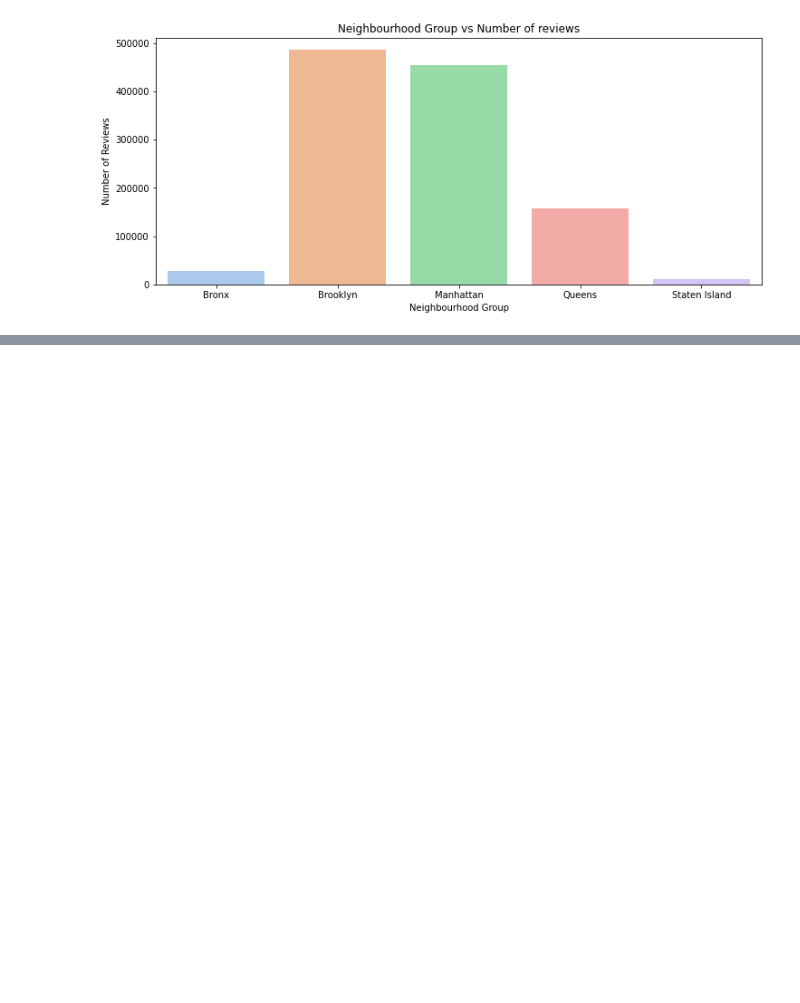
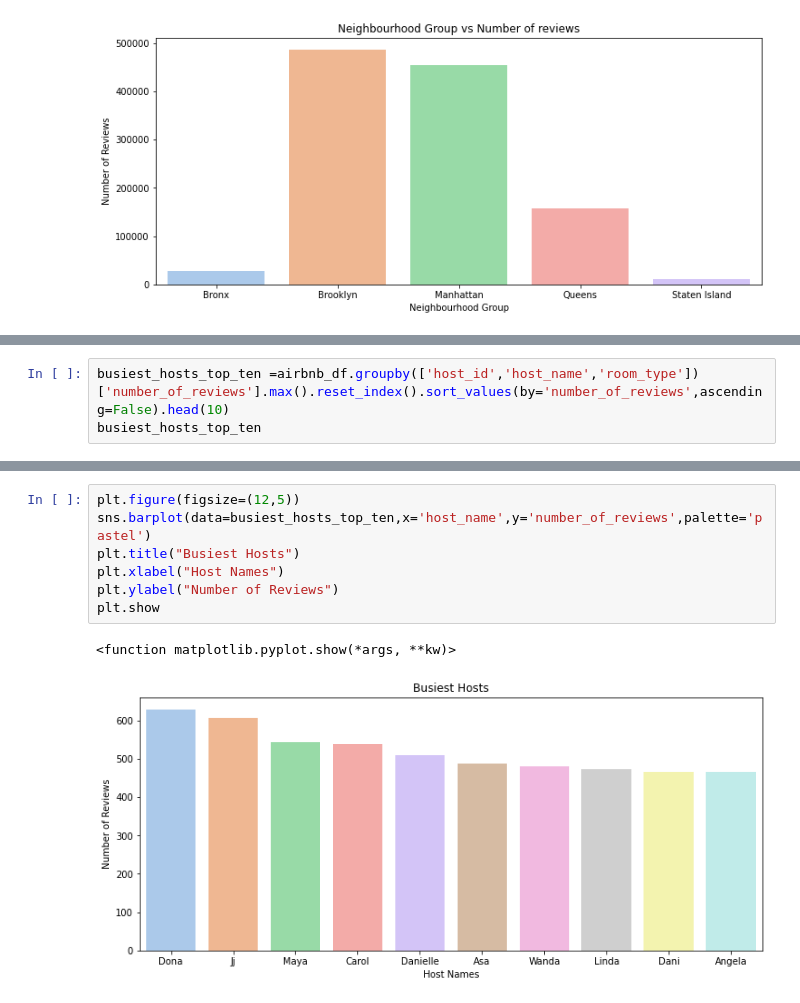
Before and after one commit to itsaniketrathod/Capstone-Project-EDA, a Jupyter notebook: AirBnB_Booking_Analysis.ipynb, the cells around one changed output, grey strips where cells are left out. Saved outputs shown, nothing was run; the diff lists cells and outputs as text; blank space fills up the shorter version.

```diff
--- a/AirBnB_Booking_Analysis.ipynb
+++ b/AirBnB_Booking_Analysis.ipynb
@@ -295,0 +298,3 @@ plt.show
+# %%
+busiest_hosts_top_ten =airbnb_df.groupby(['host_id','host_name','room_type'])['number_of_reviews'].max().reset_index().sort_values(by='number_of_reviews',ascending=False).head(10)
+busiest_hosts_top_ten
@@ -295,0 +313,10 @@ plt.show
+# %%
+plt.figure(figsize=(12,5))
+sns.barplot(data=busiest_hosts_top_ten,x='host_name',y='number_of_reviews',palette='pastel')
+plt.title("Busiest Hosts")
+plt.xlabel("Host Names")
+plt.ylabel("Number of Reviews")
+plt.show
+# %% [output]
+<function matplotlib.pyplot.show(*args, **kw)>
+[figure, added]
```
Also changed, not shown: parts of 2 cells of this notebook.
